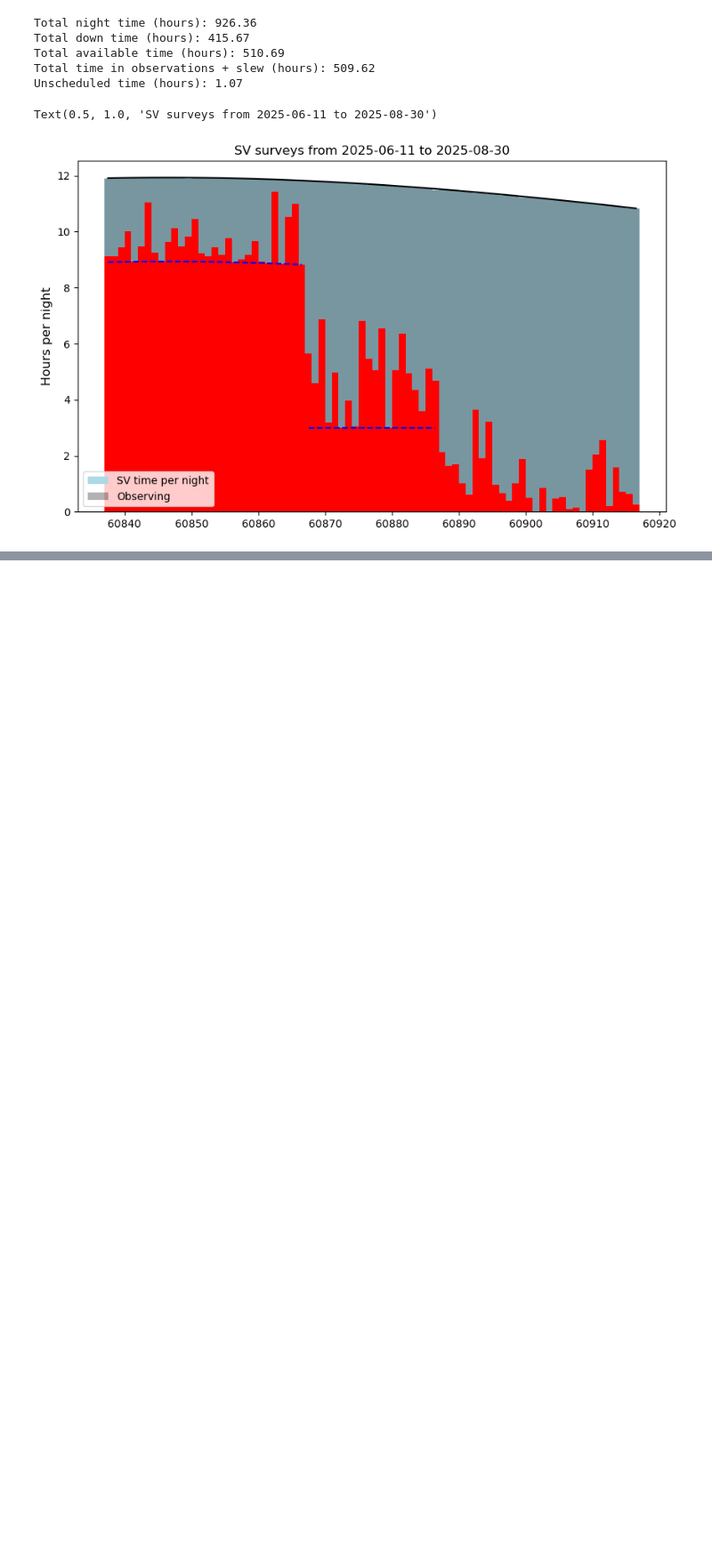
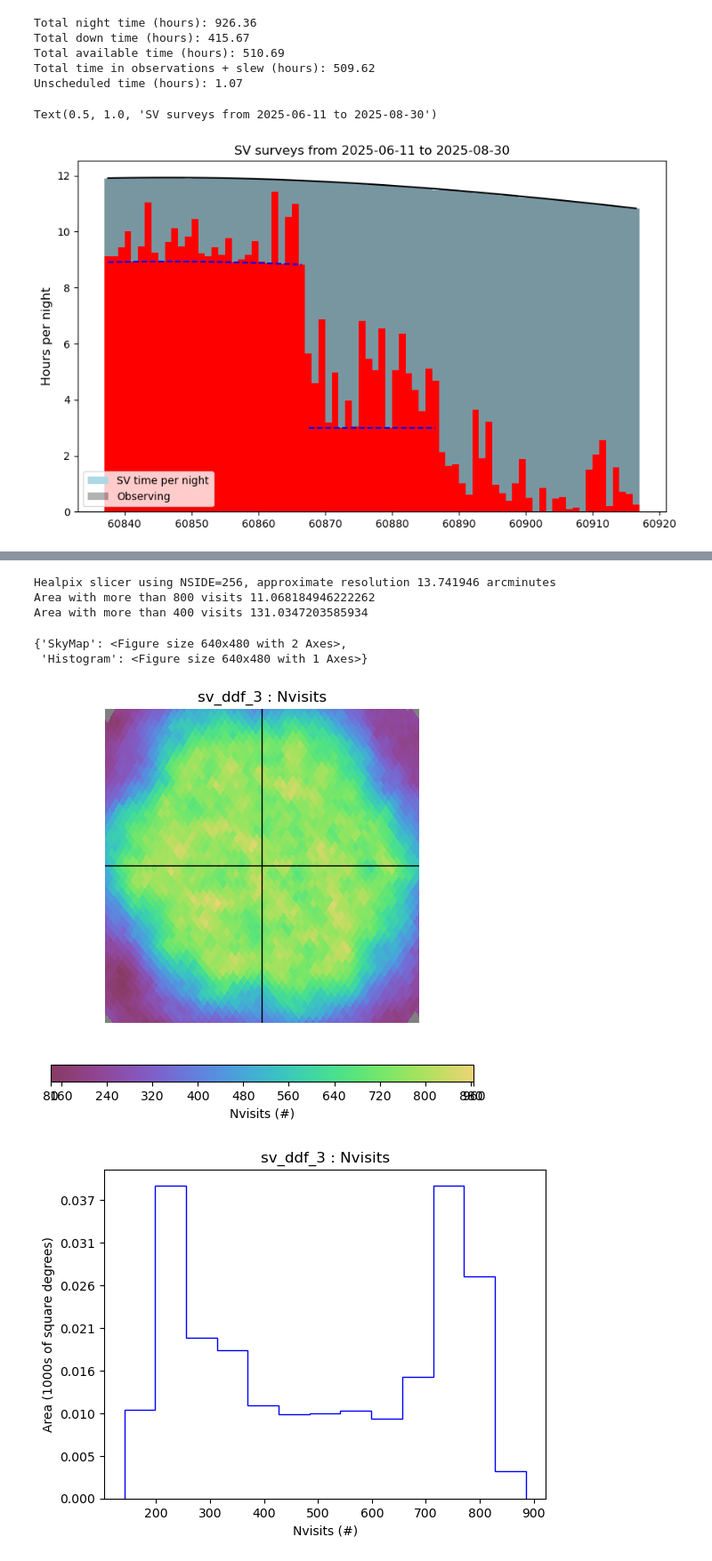
Before and after one commit to lsst-sims/lsstcam_sv, a Jupyter notebook: LSSTCam_SV-ddf-3.ipynb, the cells around one changed output, grey strips where cells are left out. Shown at 89% size. Cells and saved outputs as stored; diff of their text form; code cells hidden in the pictures; blank space fills up the shorter version.

```diff
--- a/LSSTCam_SV-ddf-3.ipynb
+++ b/LSSTCam_SV-ddf-3.ipynb
@@ -288,15 +308,23 @@ for i, b in enumerate('griz'):
 # %%
 m = metrics.CountMetric('observationStartMJD', metric_name='Nvisits')
 hpixnside= 256
-s, plot_dict = slicers.make_circle_subset_slicer(dd_ra, dd_dec, radius=radius*1.5, nside=hpixnside, use_cache=False)
+dd_slicer, dd_plot_dict = slicers.make_circle_subset_slicer(survey_info['deep']['ra'], survey_info['deep']['ra'], radius=survey_info['deep']['radius']*1.5, nside=hpixnside, use_cache=False)
 constraint = ''
-bundle = mb.MetricBundle(m, s, constraint, plot_dict=plot_dict, run_name=run_name)
+bundle = mb.MetricBundle(m, dd_slicer, constraint, plot_dict=dd_plot_dict, run_name=run_name)
 g = mb.MetricBundleGroup({0: bundle}, None, out_dir=out_dir)
 g.run_current(constraint, sim_data=visitsdf.to_records())
 
 print("Area with more than 800 visits", len(np.where(bundle.metric_values.compressed() > 800)[0]) * hp.nside2pixarea(hpixnside, degrees=True))
 print("Area with more than 400 visits", len(np.where(bundle.metric_values.compressed() > 400)[0]) * hp.nside2pixarea(hpixnside, degrees=True))
 bundle.plot()
+# %% [output]
+Healpix slicer using NSIDE=256, approximate resolution 13.741946 arcminutes
+Area with more than 800 visits 11.068184946222262
+Area with more than 400 visits 131.0347203585934
+{'SkyMap': <Figure size 640x480 with 2 Axes>,
+ 'Histogram': <Figure size 640x480 with 1 Axes>}
+[figure, added]
+[figure, added]
 # %%
 bundles = {}
 m = metrics.CountMetric('observationStartMJD', metric_name='Nvisits')
```
Also changed, not shown: parts of 10 cells of this notebook, 1 other file.
